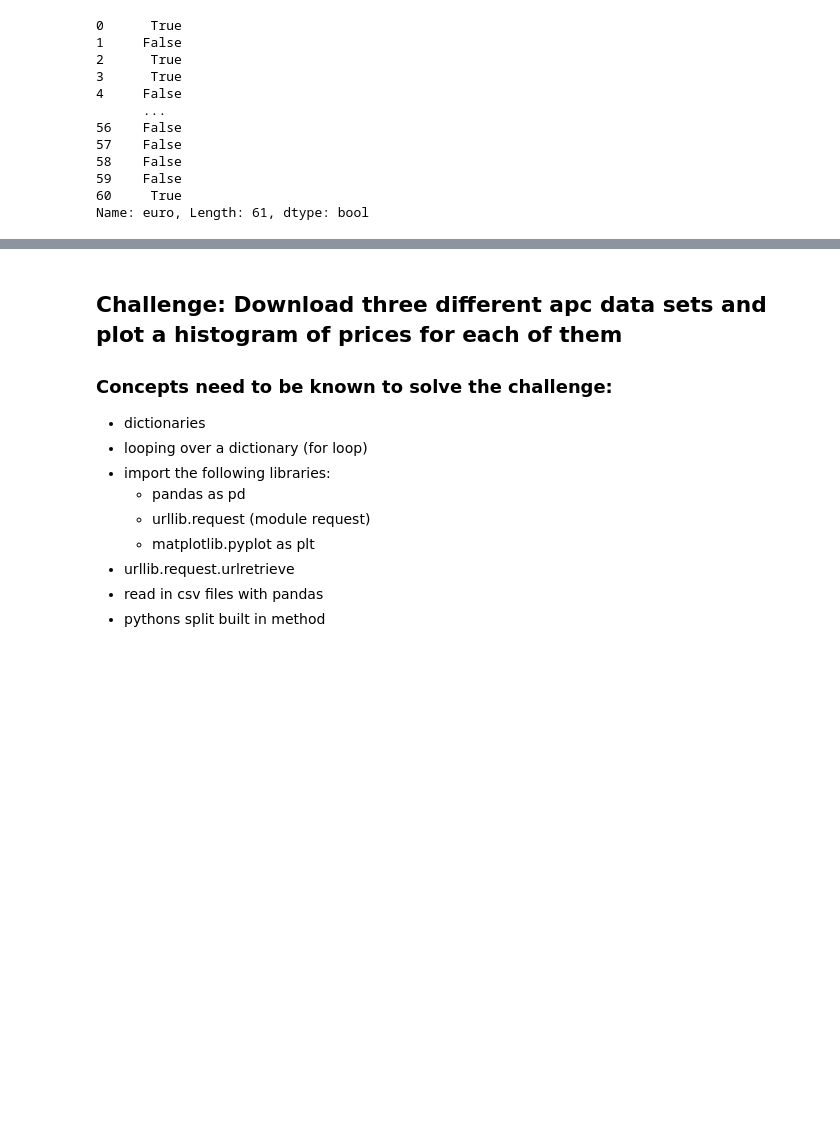
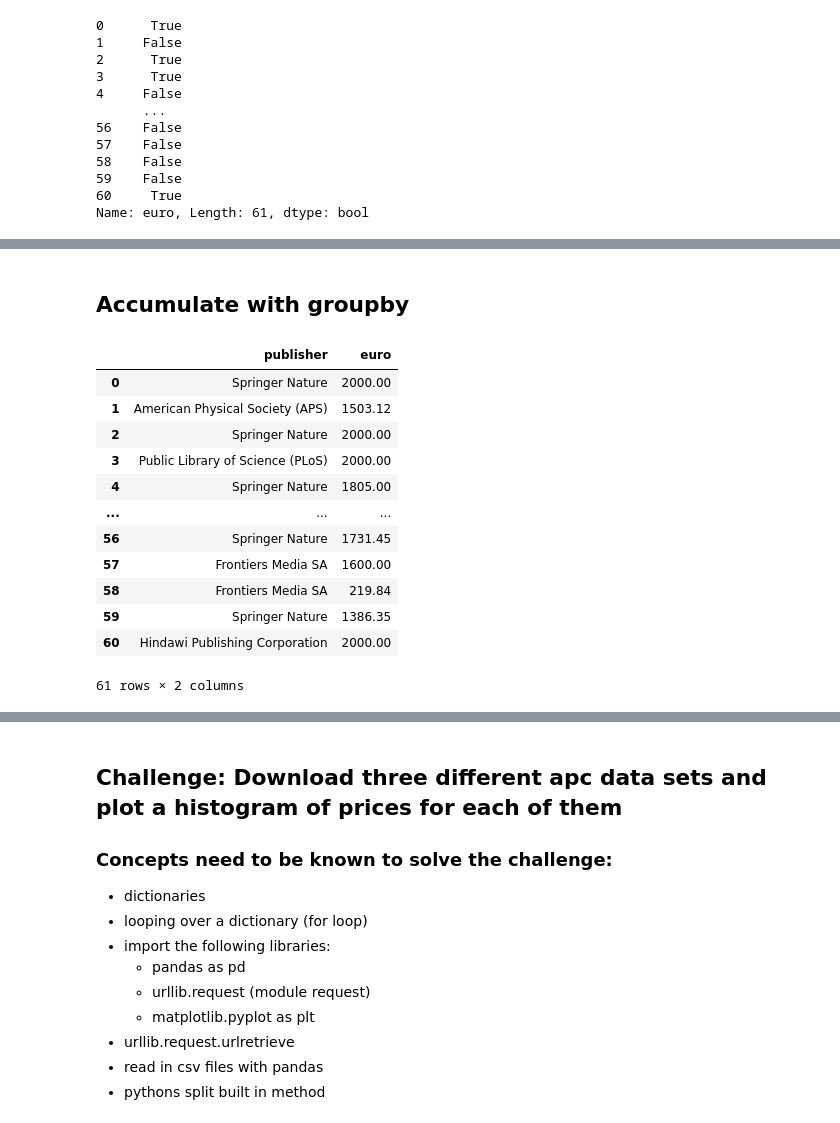
Before and after one commit to foerstner-lab/Bits_and_pieces_for_the_carpentries_workshops, a Jupyter notebook: python/Intro_to_pandas_with_OpenAPC_data.ipynb, the cells around one changed output, grey strips where cells are left out. Drawn from its saved outputs; the diff is of its cells as text; code cells hidden in the pictures; blank space fills up the shorter version.

```diff
--- a/python/Intro_to_pandas_with_OpenAPC_data.ipynb
+++ b/python/Intro_to_pandas_with_OpenAPC_data.ipynb
@@ -232,0 +288,2 @@ apcs["euro"].hist(bins=20, color="black")
+# %% [markdown]
+## Accumulate with groupby
@@ -232,0 +292,16 @@ apcs["euro"].hist(bins=20, color="black")
+# %%
+apcs_publisher_and_spending
+# %% [output]
+|  | publisher | euro |
+| 0 | Springer Nature | 2000.00 |
+| 1 | American Physical Society (APS) | 1503.12 |
+| 2 | Springer Nature | 2000.00 |
+| 3 | Public Library of Science (PLoS) | 2000.00 |
+| 4 | Springer Nature | 1805.00 |
+| ... | ... | ... |
+| 56 | Springer Nature | 1731.45 |
+| 57 | Frontiers Media SA | 1600.00 |
+| 58 | Frontiers Media SA | 219.84 |
+| 59 | Springer Nature | 1386.35 |
+| 60 | Hindawi Publishing Corporation | 2000.00 |
+61 rows × 2 columns
```
Also changed, not shown: parts of 16 cells of this notebook.
